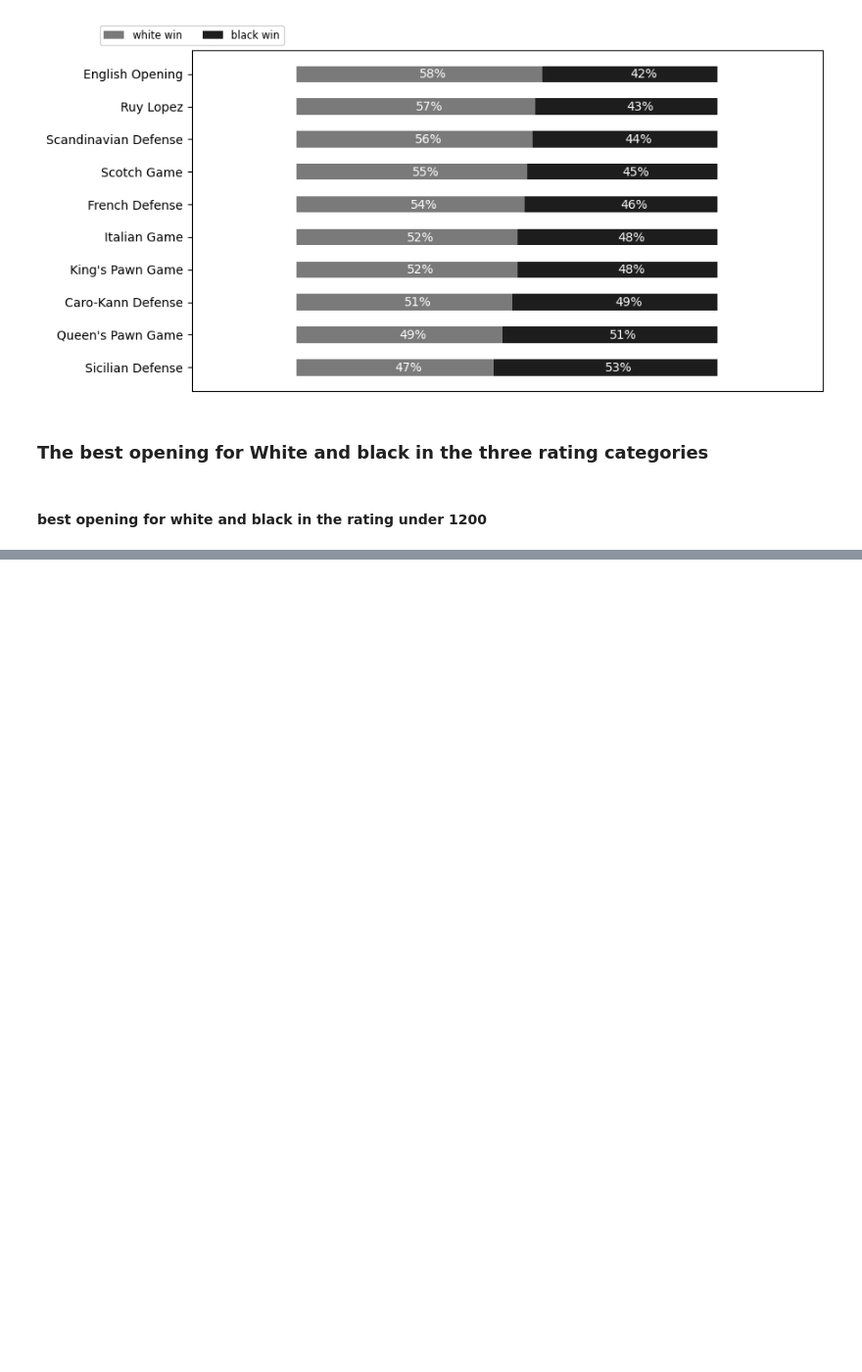
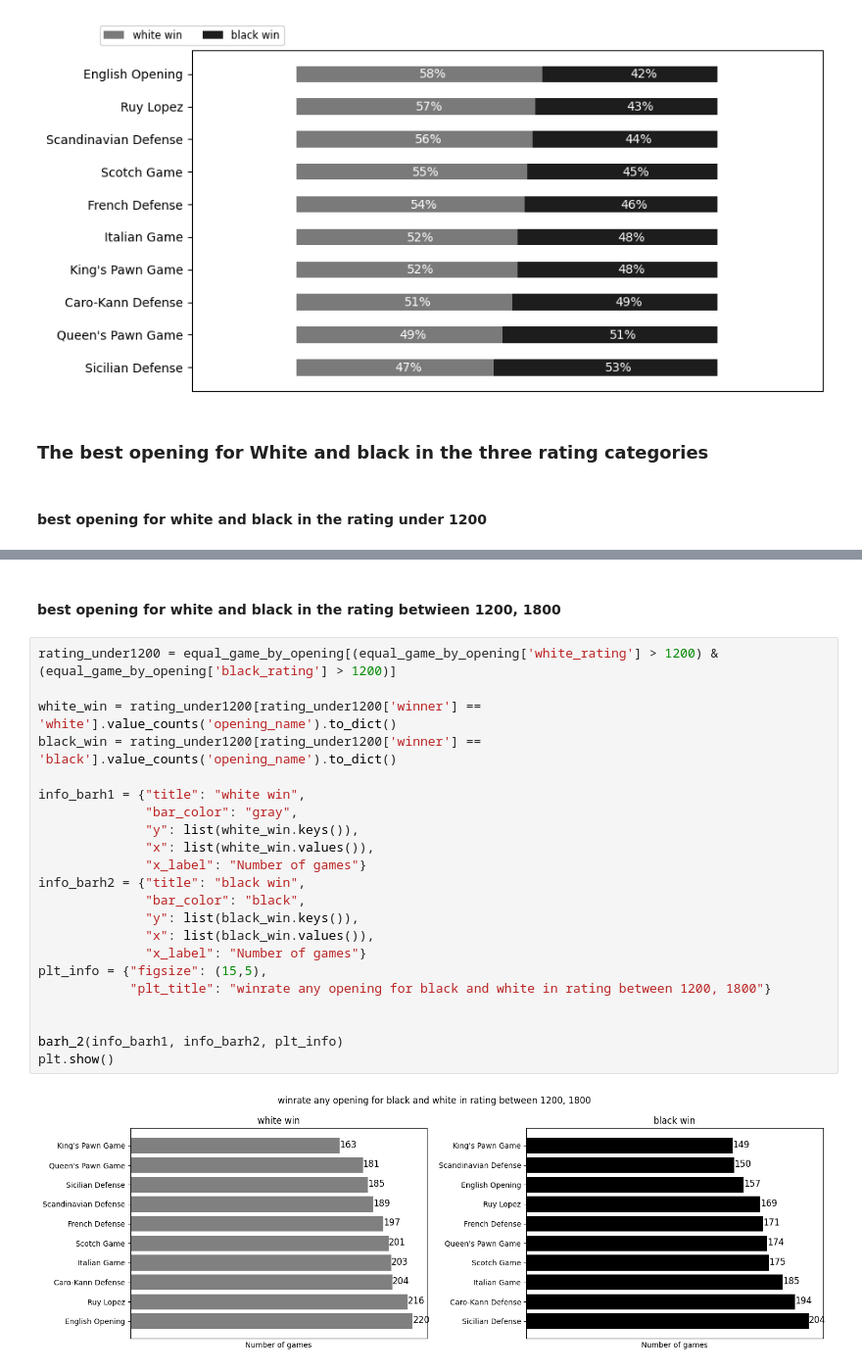
Before and after one commit to MrShotgun1182/chess_opening_analys, a Jupyter notebook: base_analys.ipynb, the cells around one changed output, grey strips where cells are left out. Shown at 98% size. Saved outputs shown, nothing was run; the diff lists cells and outputs as text; blank space fills up the shorter version.

```diff
--- a/base_analys.ipynb
+++ b/base_analys.ipynb
@@ -232,0 +260,26 @@ plt.show()
+# %% [markdown]
+#### best opening for white and black in the rating betwieen 1200, 1800
+# %%
+rating_under1200 = equal_game_by_opening[(equal_game_by_opening['white_rating'] > 1200) & (equal_game_by_opening['black_rating'] > 1200)]
+
+white_win = rating_under1200[rating_under1200['winner'] == 'white'].value_counts('opening_name').to_dict()
+black_win = rating_under1200[rating_under1200['winner'] == 'black'].value_counts('opening_name').to_dict()
+
+info_barh1 = {"title": "white win",
+              "bar_color": "gray",
+              "y": list(white_win.keys()),
+              "x": list(white_win.values()),
+              "x_label": "Number of games"}
+info_barh2 = {"title": "black win",
+              "bar_color": "black",
+              "y": list(black_win.keys()),
+              "x": list(black_win.values()),
+              "x_label": "Number of games"}
+plt_info = {"figsize": (15,5),
+            "plt_title": "winrate any opening for black and white in rating between 1200, 1800"}
+
+
+barh_2(info_barh1, info_barh2, plt_info)
+plt.show()
+# %% [output]
+[figure, added]
```
Also changed, not shown: parts of 4 cells of this notebook.
